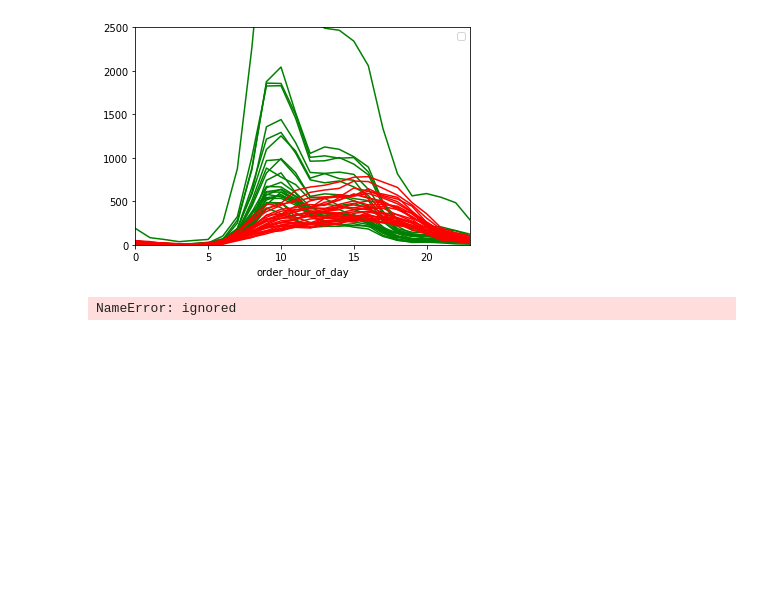
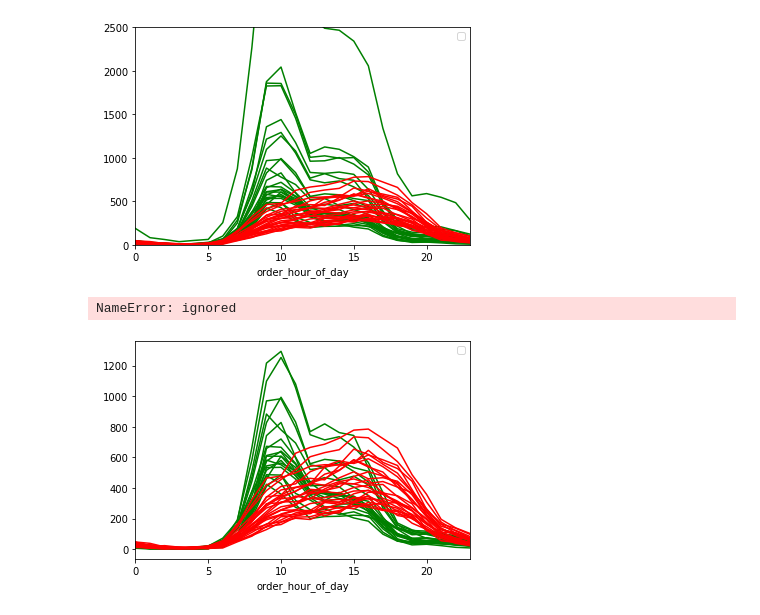
Before and after one commit to ekoly/DS-Unit-1-Sprint-1-Data-Wrangling-and-Storytelling, a Jupyter notebook: module3-join-and-reshape-data/LS_DS_113_Join_and_Reshape_Data_Assignment.ipynb, the cells around one changed output. Saved outputs shown, nothing was run; the diff lists cells and outputs as text; code cells hidden in the pictures; blank space fills up the shorter version.

```diff
--- a/module3-join-and-reshape-data/LS_DS_113_Join_and_Reshape_Data_Assignment.ipynb
+++ b/module3-join-and-reshape-data/LS_DS_113_Join_and_Reshape_Data_Assignment.ipynb
@@ -709,13 +709,21 @@ plt.show()
 # still not exactly what I wanted
 # %% [output]
 NameError: ignored
+# %%
+non_outliers = orders_by_hours.sum().sort_values(ascending=False)[5:].index
+# here we have a series of the non-outliers
 # %%
 ax = plt.gca()
 
 for product_name in early_products["product_name"]:
+  if product_name not in non_outliers:
+    continue
   orders_by_hours.plot(kind="line", y=product_name, color="green", ax=ax)
 for product_name in late_products["product_name"]:
+  if product_name not in non_outliers:
+    continue
   orders_by_hours.plot(kind="line", y=product_name, color="red", ax=ax)
 plt.legend("")
-plt.ylim(0, 2500)
 plt.show()
+# %% [output]
+[figure, added]
```
Also changed, not shown: parts of 2 cells of this notebook.
